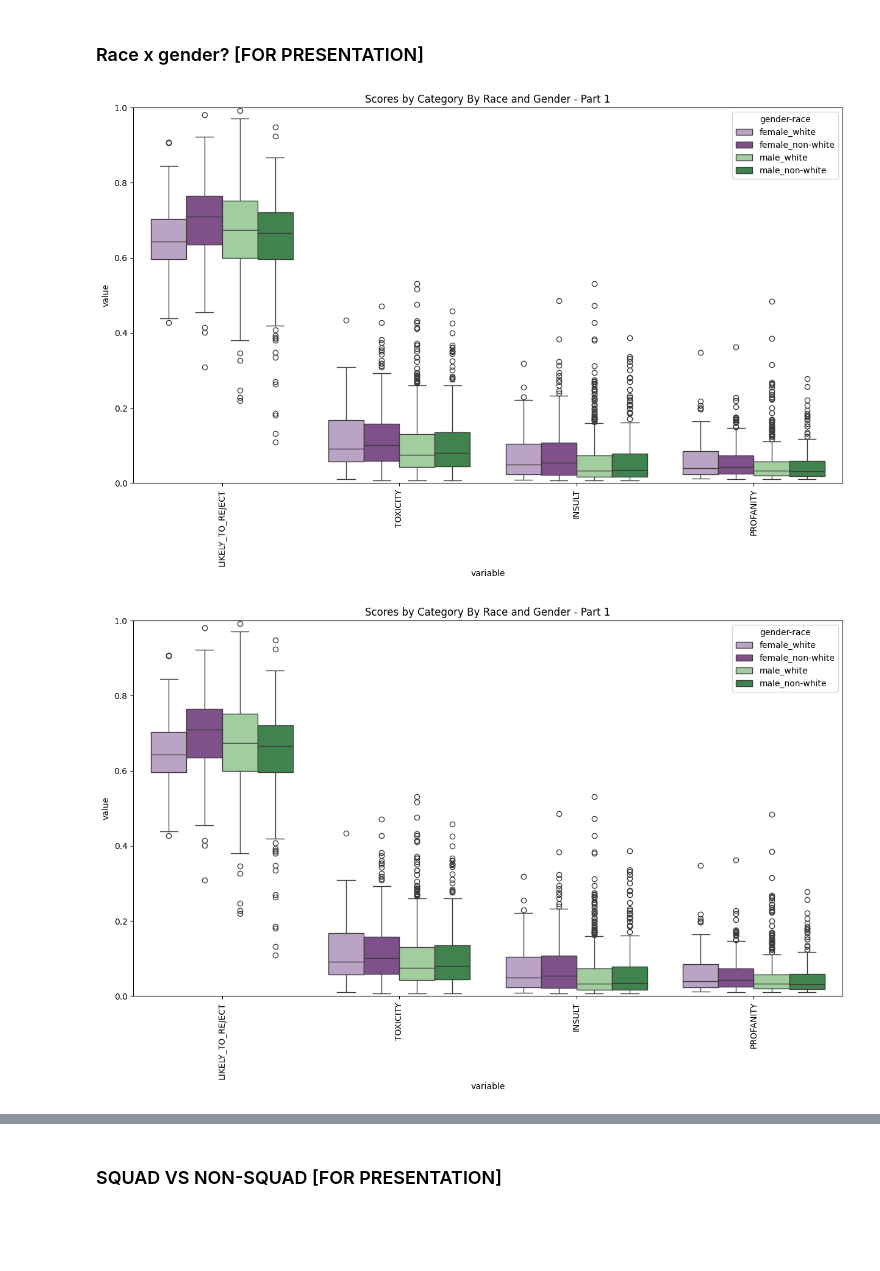
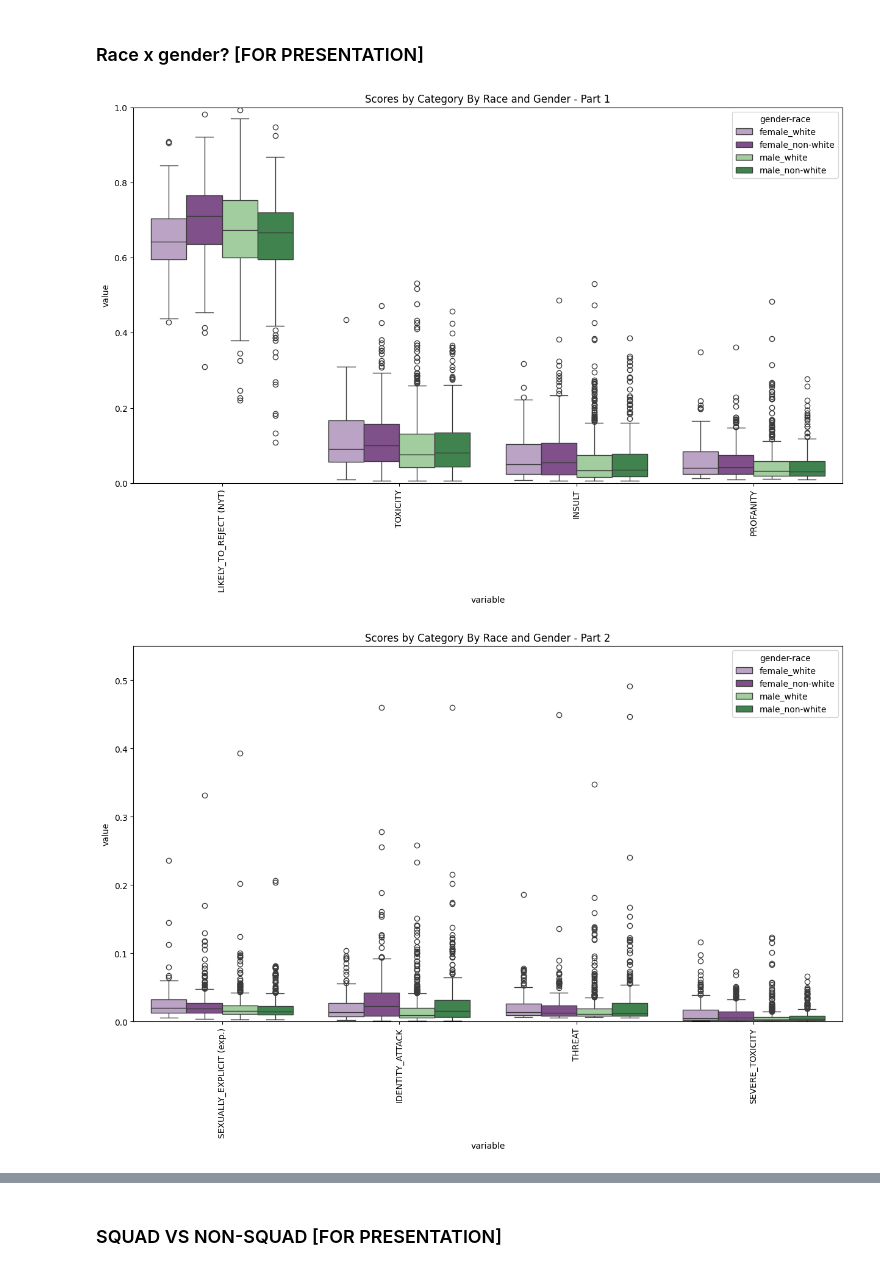
Before and after one commit to tsrogers9/CS315-proj3-group2, a Jupyter notebook: 2-analysis/stance_detection_analysis.ipynb, the cells around one changed output, grey strips where cells are left out. Saved outputs shown, nothing was run; the diff lists cells and outputs as text; code cells hidden in the pictures; blank space fills up the shorter version.

```diff
--- a/2-analysis/stance_detection_analysis.ipynb
+++ b/2-analysis/stance_detection_analysis.ipynb
@@ -21,7 +21,7 @@ with open('female_data_scores.json') as inf:
 with open('male_data_scores.json') as inf:
     male_federal = json.load(inf)
 # %%
-col_names_cats = ['SEXUALLY_EXPLICIT', 'IDENTITY_ATTACK', 'THREAT', 'LIKELY_TO_REJECT', 'SEVERE_TOXICITY', 'TOXICITY', 'INSULT', 'PROFANITY']
+col_names_cats = ['SEXUALLY_EXPLICIT (exp.)', 'IDENTITY_ATTACK', 'THREAT', 'LIKELY_TO_REJECT (NYT)', 'SEVERE_TOXICITY', 'TOXICITY', 'INSULT', 'PROFANITY']
 # %%
 def flatten_datajson(d_json, gender, col_names_cats):
     """
@@ -107,6 +73,9 @@ def datajson_to_csv(d_json, gender, col_names):
     """
     df_temp = flatten_datajson(d_json, gender, col_names)
     print(df_temp.shape)
+
+    df_temp = df_temp.rename(columns={"SEXUALLY_EXPLICIT":"SEXUALLY_EXPLICIT (exp.)", "LIKELY_TO_REJECT":"LIKELY_TO_REJECT (NYT)"})
+
     today = str(date.today()).replace('-','_')
     df_temp.to_csv(f"{gender}_politician_avg_scores_{today}.csv", index=False)
     return df_temp
@@ -307,11 +268,11 @@ df_all_federal['gender-race'] = df_all_federal.apply(lambda x: assign_combo_crit
 # %%
 race_gen_palette = [palette[1], palette[0], palette[4], palette[5]] # make palette for race-gen
 # %%
-plot_side_by_side(df_all_federal, 'gender-race', ['LIKELY_TO_REJECT', 'TOXICITY', 'INSULT', 'PROFANITY'], 'Scores by Category By Race and Gender - Part 1', 1, race_gen_palette)
+plot_side_by_side(df_all_federal, 'gender-race', ['LIKELY_TO_REJECT (NYT)', 'TOXICITY', 'INSULT', 'PROFANITY'], 'Scores by Category By Race and Gender - Part 1', 1, race_gen_palette)
 # %% [output]
-[figure, old version]
+[figure, new version]
 # %%
-plot_side_by_side(df_all_federal, 'gender-race', ['LIKELY_TO_REJECT', 'TOXICITY', 'INSULT', 'PROFANITY'], 'Scores by Category By Race and Gender - Part 1', 1, race_gen_palette)
+plot_side_by_side(df_all_federal, 'gender-race', ['SEXUALLY_EXPLICIT (exp.)', 'IDENTITY_ATTACK', 'THREAT', 'SEVERE_TOXICITY'], 'Scores by Category By Race and Gender - Part 2', 0.55, race_gen_palette)
 # %% [output]
-[figure, old version]
+[figure, new version]
 # %%
```
Also changed, not shown: parts of 21 cells of this notebook, 2 other files.
